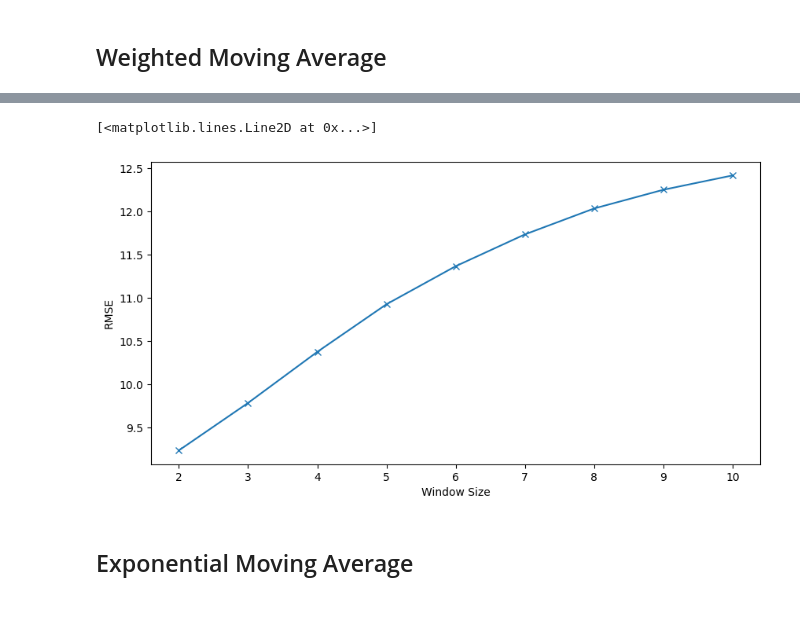
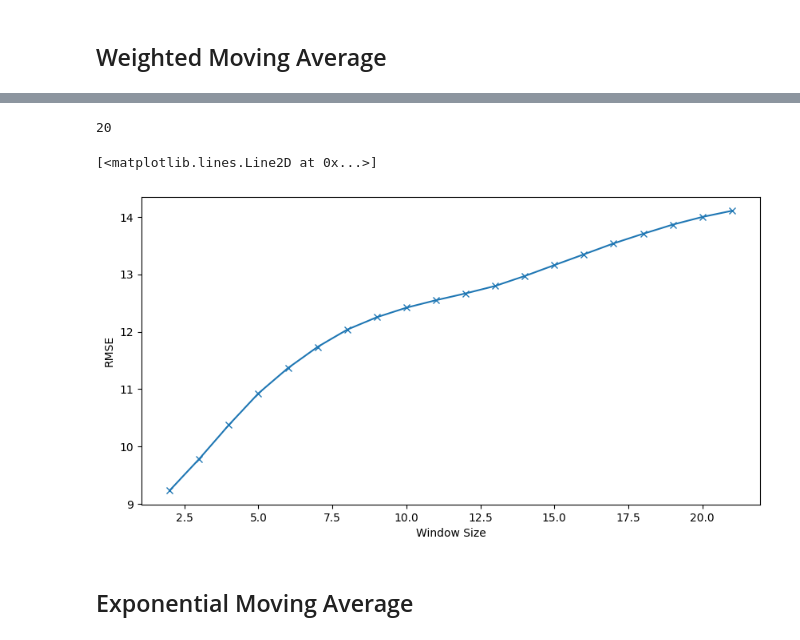
Before and after one commit to AlesKas/DIP, a Jupyter notebook: network_analytics_ma.ipynb, the cells around one changed output, grey strips where cells are left out. Cells and saved outputs as stored; diff of their text form; code cells hidden in the pictures; blank space fills up the shorter version.

Commit message:
Statistics n Fun

```diff
--- a/network_analytics_ma.ipynb
+++ b/network_analytics_ma.ipynb
@@ -79,6 +25,6 @@ print(dataframe.head(10))
 # %%
 errors = []
-range_size = range(1, 21)
+range_size = range(2, 22)
 for window in range_size:
     X = series.values
     history = [X[i] for i in range(window)]
@@ -175,13 +142,22 @@ def run_wma(window : int):
         obs = test[t]
         predictions.append(yhat)
         history.append(obs)
-        if t % 10000 == 0:
-            print('predicted=%f, expected=%f' % (yhat, obs))
+        # if t % 10000 == 0:
+        #     print('predicted=%f, expected=%f' % (yhat, obs))
     error = sqrt(mean_squared_error(test, predictions))
     print(f"Test RMSE: {error:.3f}, Weights: {weights}, Weights sum: {np.sum(weights)}")
 
-    plt.figure(figsize=(15,7))
-    plt.plot(test[:500])
-    plt.plot(predictions[:500], color='red')
-    plt.show()
-    return error
+    history = [X[i] for i in range(window)]
+    predictions = list()
+    for t in range(len(X)):
+        length = len(history)
+        yhat = np.average([history[i] for i in range(length-window,length)], weights=weights)
+        obs = X[t]
+        predictions.append(yhat)
+
+    result = absolute_error_statistics(X, np.array(predictions))
+    # plt.figure(figsize=(15,7))
+    # plt.plot(test[:500])
+    # plt.plot(predictions[:500], color='red')
+    # plt.show()
+    return window, error, result
@@ -264,0 +164,7 @@ Test RMSE: 12.419, Weights: [0.09120419 0.09116048 0.0867176  0.0867176  0.08855
+# %%
+result = []
+with concurrent.futures.ThreadPoolExecutor(5) as e:
+    fut = [e.submit(run_wma, i) for i in range(2, 22)]
+    for r in concurrent.futures.as_completed(fut):
+        result.append(r.result())
+# 9 min 50s
@@ -264,0 +189,8 @@ Test RMSE: 12.419, Weights: [0.09120419 0.09116048 0.0867176  0.0867176  0.08855
+# %%
+desc_wma = {}
+errors_wma = []
+
+for dato in result:
+    errors_wma.append(dato[1])
+    desc_wma[f'Window size {dato[0]}'] = dato[2]
+print(desc_wma)
@@ -265,12 +215,14 @@ Test RMSE: 12.419, Weights: [0.09120419 0.09116048 0.0867176  0.0867176  0.08855
 # %%
-range_size = range(2, 11)
+range_size = range(2, 22)
+print(len(range_size))
 fig, ax = plt.subplots(figsize=(10, 5))
 ax.set_ylabel('RMSE')
 ax.set_xlabel('Window Size')
-ax.plot(range_size, errors, marker='x')
+ax.plot(range_size, errors_wma, marker='x')
 # %% [output]
-[<matplotlib.lines.Line2D at 0x...>]
+20
+[<matplotlib.lines.Line2D at 0x...>]
-[figure, old version]
+[figure, new version]
 # %% [markdown]
 ## Exponential Moving Average
 # %%
```
Also changed, not shown: parts of 35 cells of this notebook.
